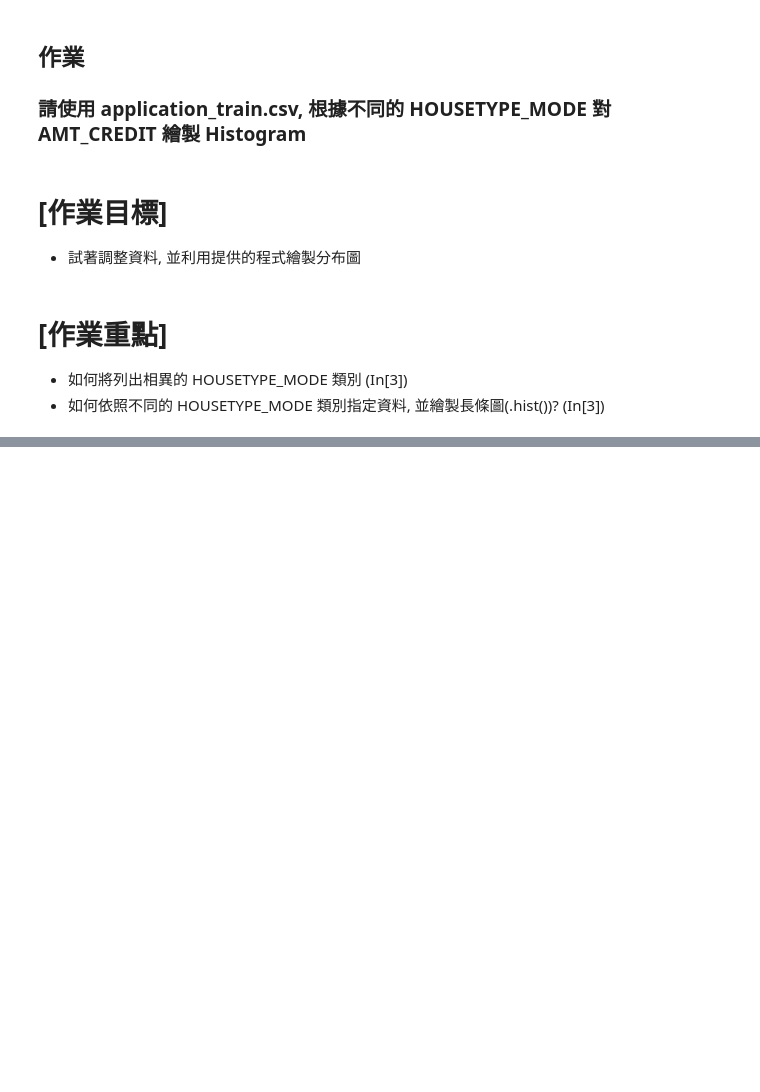
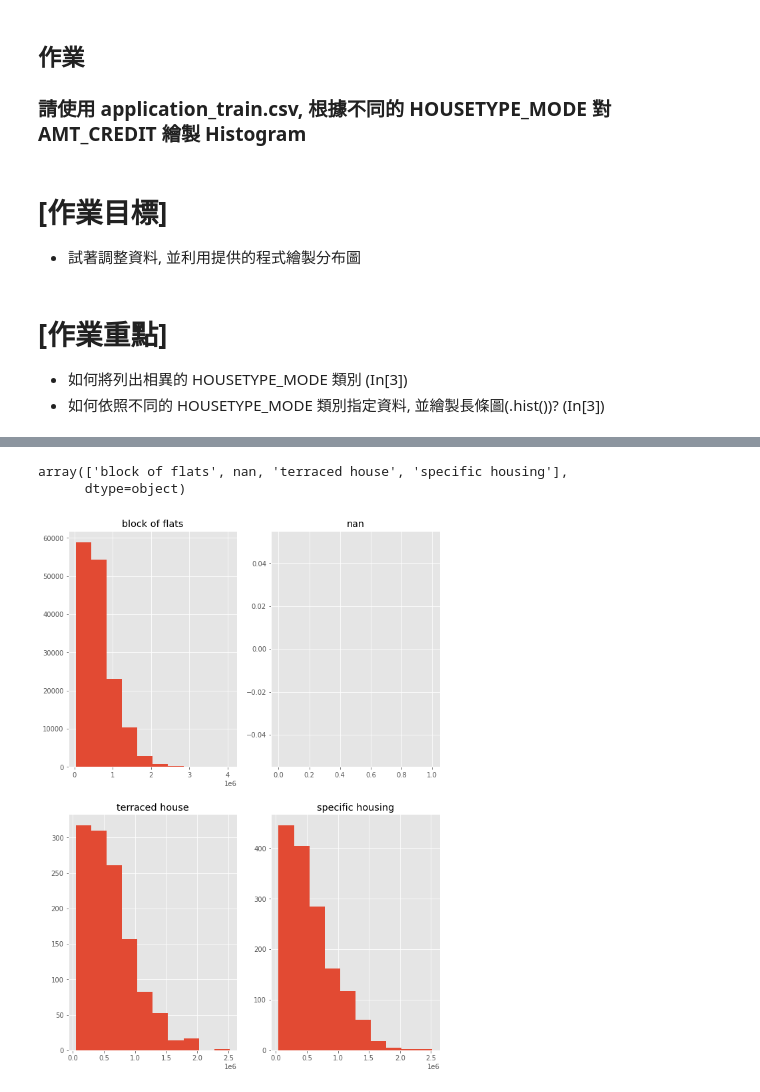
Before and after one commit to PatrickRuan/ML100Days, a Jupyter notebook: homework/Day_019_HW.ipynb, the cells around one changed output, grey strips where cells are left out. Drawn from its saved outputs; the diff is of its cells as text; code cells hidden in the pictures; blank space fills up the shorter version.

```diff
--- a/homework/Day_019_HW.ipynb
+++ b/homework/Day_019_HW.ipynb
@@ -23,6 +23,12 @@ import seaborn as sns # 另一個繪圖-樣式套件
 plt.style.use('ggplot')
 import warnings
 warnings.filterwarnings('ignore')
+from google.colab import drive
 
-# 設定 data_path
-dir_data = './data/'
+drive.mount('/content/drive/')
+path = 'drive/My Drive/學習/Cupoy/ML100_5/d004_data/'
+!cp -r drive/'My Drive'/學習/Cupoy/ML100_5/d004_data/ ./
+os.chdir('/content')
+os.chdir('./d004_data')
+#os.chdir('/content/')
+dir_data = ''
@@ -41,23 +50,33 @@ Path of read in data: ./data/application_train.csv
 | 3 | 100006 | 0 | Cash loans | F | N | Y | 0 | ... |
 | 4 | 100007 | 0 | Cash loans | M | N | Y | 0 | ... |
 5 rows × 122 columns
+# %%
+app_train['HOUSETYPE_MODE'].unique()
+# %% [output]
+array(['block of flats', nan, 'terraced house', 'specific housing'],
+      dtype=object)
 # %%
 # 使用不同的 HOUSETYPE_MODE 類別繪製圖形, 並使用 subplot 排版
 """
 Your Code Here
 """
-unique_house_type =
+## 要把 HOUSETYPE_MODE 裡面四種值作出四張圖
+#unique_house_type = app_train['HOUSETYPE_MODE'].unique()
+#unique_house_type = ['block of flats', nan, 'terraced house', 'specific housing'] #fail
 
+unique_house_type = ['block of flats', 'nan', 'terraced house', 'specific housing']
 nrows = len(unique_house_type)
 ncols = nrows // 2
+
 
 plt.figure(figsize=(10,30))
 for i in range(len(unique_house_type)):
     plt.subplot(nrows, ncols, i+1)
     """
     Your Code Here
     """
-    app_train.loc[ , ].hist()
-
+    app_train.loc[app_train['HOUSETYPE_MODE'] == unique_house_type[i], "AMT_CREDIT"].hist()
     plt.title(str(unique_house_type[i]))
 plt.show()
+# %% [output]
+[figure, added]
```
Also changed, not shown: parts of 2 cells of this notebook.
